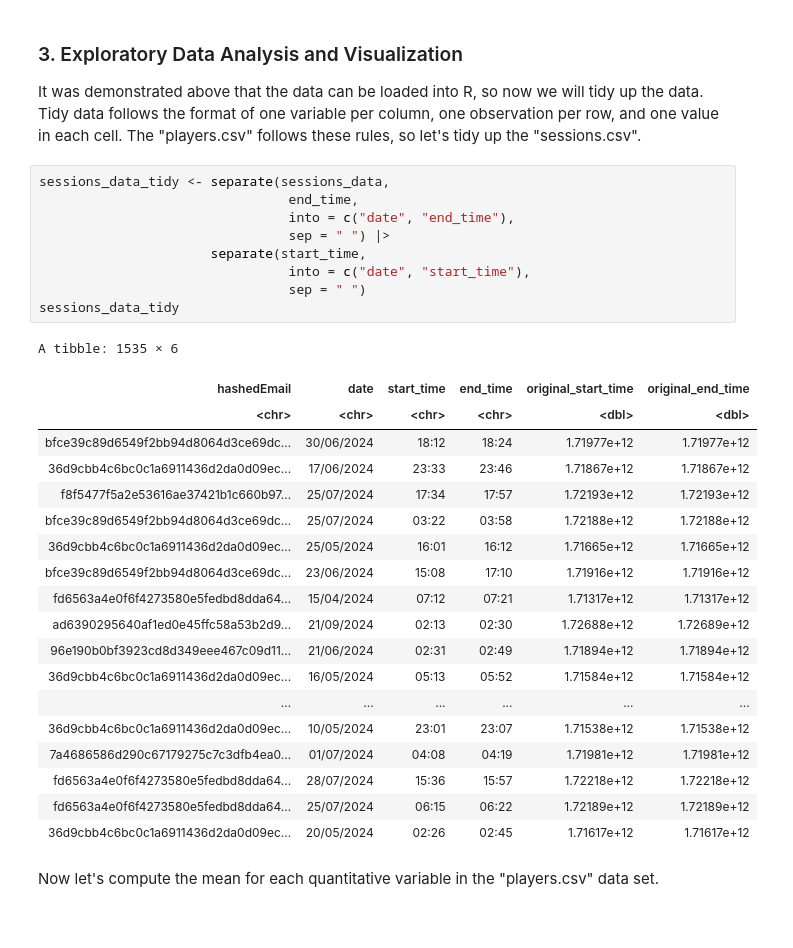
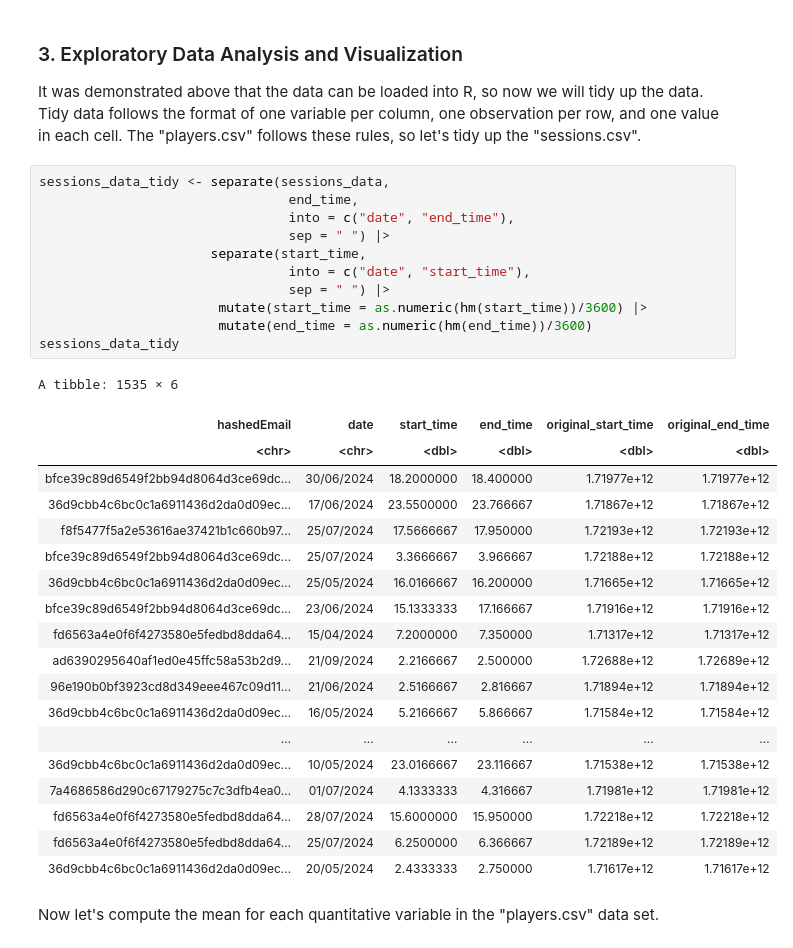
Before and after one commit to tchan0717/dsci-100-2025w1-group-36, a Jupyter notebook: plaicraft_project.ipynb, the cells around one changed output. Cells and saved outputs as stored; diff of their text form.

```diff
--- a/plaicraft_project.ipynb
+++ b/plaicraft_project.ipynb
@@ -124,32 +125,34 @@ It was demonstrated above that the data can be loaded into R, so now we will tid
 # %%
 sessions_data_tidy <- separate(sessions_data,
                                 end_time,
                                 into = c("date", "end_time"),
                                 sep = " ") |>
                       separate(start_time,
                                 into = c("date", "start_time"),
-                                sep = " ")
+                                sep = " ") |>
+                       mutate(start_time = as.numeric(hm(start_time))/3600) |>
+                       mutate(end_time = as.numeric(hm(end_time))/3600)
 sessions_data_tidy
 # %% [output]
 A tibble: 1535 × 6
 | hashedEmail | date | start_time | end_time | original_start_time | original_end_time |
-| <chr> | <chr> | <chr> | <chr> | <dbl> | <dbl> |
-| bfce39c89d6549f2bb94d8064d3ce69dc... | 30/06/2024 | 18:12 | 18:24 | 1.71977e+12 | 1.71977e+12 |
-| 36d9cbb4c6bc0c1a6911436d2da0d09ec... | 17/06/2024 | 23:33 | 23:46 | 1.71867e+12 | 1.71867e+12 |
-| f8f5477f5a2e53616ae37421b1c660b97... | 25/07/2024 | 17:34 | 17:57 | 1.72193e+12 | 1.72193e+12 |
-| bfce39c89d6549f2bb94d8064d3ce69dc... | 25/07/2024 | 03:22 | 03:58 | 1.72188e+12 | 1.72188e+12 |
-| 36d9cbb4c6bc0c1a6911436d2da0d09ec... | 25/05/2024 | 16:01 | 16:12 | 1.71665e+12 | 1.71665e+12 |
-| bfce39c89d6549f2bb94d8064d3ce69dc... | 23/06/2024 | 15:08 | 17:10 | 1.71916e+12 | 1.71916e+12 |
-| fd6563a4e0f6f4273580e5fedbd8dda64... | 15/04/2024 | 07:12 | 07:21 | 1.71317e+12 | 1.71317e+12 |
-| ad6390295640af1ed0e45ffc58a53b2d9... | 21/09/2024 | 02:13 | 02:30 | 1.72688e+12 | 1.72689e+12 |
-| 96e190b0bf3923cd8d349eee467c09d11... | 21/06/2024 | 02:31 | 02:49 | 1.71894e+12 | 1.71894e+12 |
-| 36d9cbb4c6bc0c1a6911436d2da0d09ec... | 16/05/2024 | 05:13 | 05:52 | 1.71584e+12 | 1.71584e+12 |
+| <chr> | <chr> | <dbl> | <dbl> | <dbl> | <dbl> |
+| bfce39c89d6549f2bb94d8064d3ce69dc... | 30/06/2024 | 18.2000000 | 18.400000 | 1.71977e+12 | 1.71977e+12 |
+| 36d9cbb4c6bc0c1a6911436d2da0d09ec... | 17/06/2024 | 23.5500000 | 23.766667 | 1.71867e+12 | 1.71867e+12 |
+| f8f5477f5a2e53616ae37421b1c660b97... | 25/07/2024 | 17.5666667 | 17.950000 | 1.72193e+12 | 1.72193e+12 |
+| bfce39c89d6549f2bb94d8064d3ce69dc... | 25/07/2024 | 3.3666667 | 3.966667 | 1.72188e+12 | 1.72188e+12 |
+| 36d9cbb4c6bc0c1a6911436d2da0d09ec... | 25/05/2024 | 16.0166667 | 16.200000 | 1.71665e+12 | 1.71665e+12 |
+| bfce39c89d6549f2bb94d8064d3ce69dc... | 23/06/2024 | 15.1333333 | 17.166667 | 1.71916e+12 | 1.71916e+12 |
+| fd6563a4e0f6f4273580e5fedbd8dda64... | 15/04/2024 | 7.2000000 | 7.350000 | 1.71317e+12 | 1.71317e+12 |
+| ad6390295640af1ed0e45ffc58a53b2d9... | 21/09/2024 | 2.2166667 | 2.500000 | 1.72688e+12 | 1.72689e+12 |
+| 96e190b0bf3923cd8d349eee467c09d11... | 21/06/2024 | 2.5166667 | 2.816667 | 1.71894e+12 | 1.71894e+12 |
+| 36d9cbb4c6bc0c1a6911436d2da0d09ec... | 16/05/2024 | 5.2166667 | 5.866667 | 1.71584e+12 | 1.71584e+12 |
 | ... | ... | ... | ... | ... | ... |
-| 36d9cbb4c6bc0c1a6911436d2da0d09ec... | 10/05/2024 | 23:01 | 23:07 | 1.71538e+12 | 1.71538e+12 |
-| 7a4686586d290c67179275c7c3dfb4ea0... | 01/07/2024 | 04:08 | 04:19 | 1.71981e+12 | 1.71981e+12 |
-| fd6563a4e0f6f4273580e5fedbd8dda64... | 28/07/2024 | 15:36 | 15:57 | 1.72218e+12 | 1.72218e+12 |
-| fd6563a4e0f6f4273580e5fedbd8dda64... | 25/07/2024 | 06:15 | 06:22 | 1.72189e+12 | 1.72189e+12 |
-| 36d9cbb4c6bc0c1a6911436d2da0d09ec... | 20/05/2024 | 02:26 | 02:45 | 1.71617e+12 | 1.71617e+12 |
+| 36d9cbb4c6bc0c1a6911436d2da0d09ec... | 10/05/2024 | 23.0166667 | 23.116667 | 1.71538e+12 | 1.71538e+12 |
+| 7a4686586d290c67179275c7c3dfb4ea0... | 01/07/2024 | 4.1333333 | 4.316667 | 1.71981e+12 | 1.71981e+12 |
+| fd6563a4e0f6f4273580e5fedbd8dda64... | 28/07/2024 | 15.6000000 | 15.950000 | 1.72218e+12 | 1.72218e+12 |
+| fd6563a4e0f6f4273580e5fedbd8dda64... | 25/07/2024 | 6.2500000 | 6.366667 | 1.72189e+12 | 1.72189e+12 |
+| 36d9cbb4c6bc0c1a6911436d2da0d09ec... | 20/05/2024 | 2.4333333 | 2.750000 | 1.71617e+12 | 1.71617e+12 |
 # %% [markdown]
 Now let's compute the mean for each quantitative variable in the "players.csv" data set.
 # %%
```
Also changed, not shown: parts of 5 cells of this notebook.
